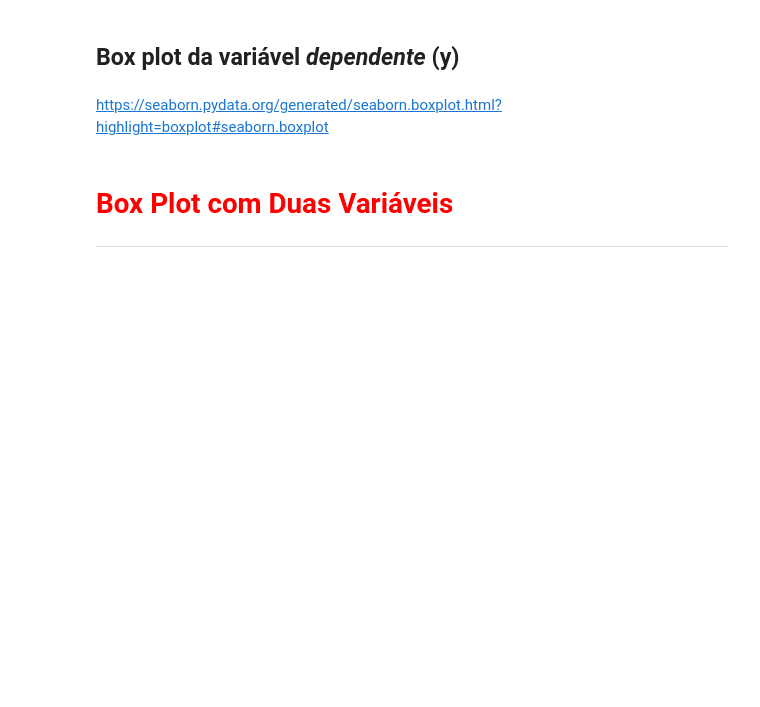
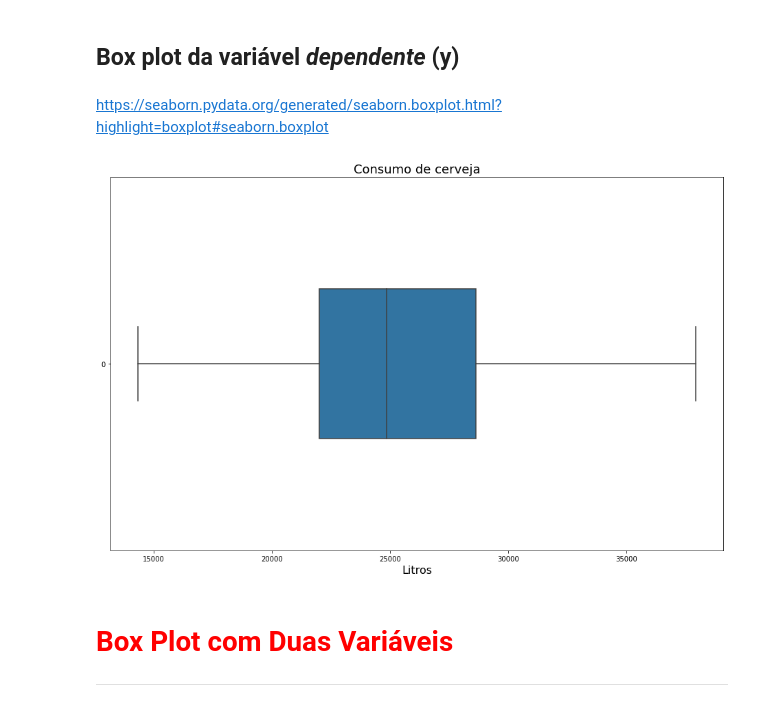
Before and after one commit to Marcus-Bernard0/data_science_alura, a Jupyter notebook: 8 - Regressão linear testando relações e prevendo resultados/Projeto/Regressão Linear.ipynb, the cells around one changed output. Cells and saved outputs as stored; diff of their text form; code cells hidden in the pictures; blank space fills up the shorter version.

```diff
--- a/8 - Regressão linear testando relações e prevendo resultados/Projeto/Regressão Linear.ipynb
+++ b/8 - Regressão linear testando relações e prevendo resultados/Projeto/Regressão Linear.ipynb
@@ -135,6 +137,13 @@ https://seaborn.pydata.org/
 ## Box plot da variável *dependente* (y)
 # %% [markdown]
 https://seaborn.pydata.org/generated/seaborn.boxplot.html?highlight=boxplot#seaborn.boxplot
+# %%
+ax = sns.boxplot(data=dados.consumo, orient='h', width=0.4)
+ax.set_title('Consumo de cerveja', fontsize=18)
+ax.set_xlabel('Litros', fontsize=16)
+ax.figure.set_size_inches(16,10)
+# %% [output]
+[figure, added]
 # %% [markdown]
 # <font color='red' style='font-size: 30px;'>Box Plot com Duas Variáveis</font>
 <hr style='border: 2px solid red;'>
```
Also changed, not shown: parts of 5 cells of this notebook.
